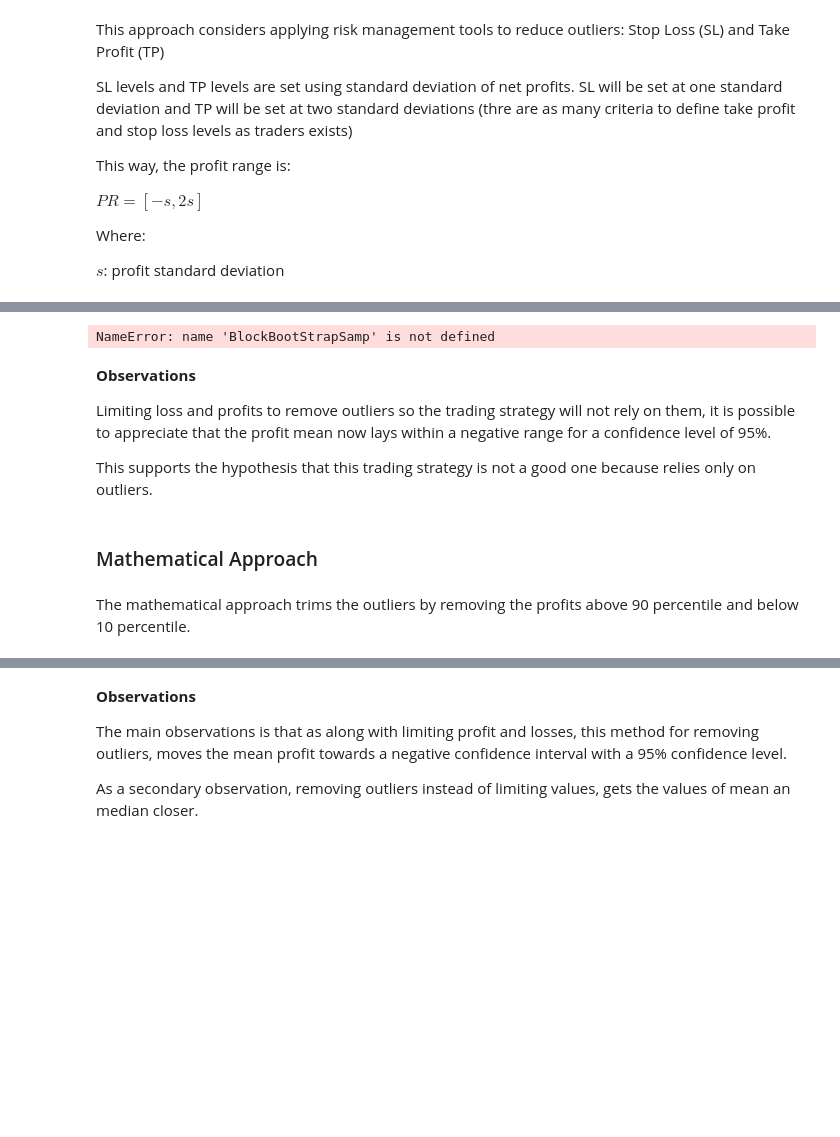
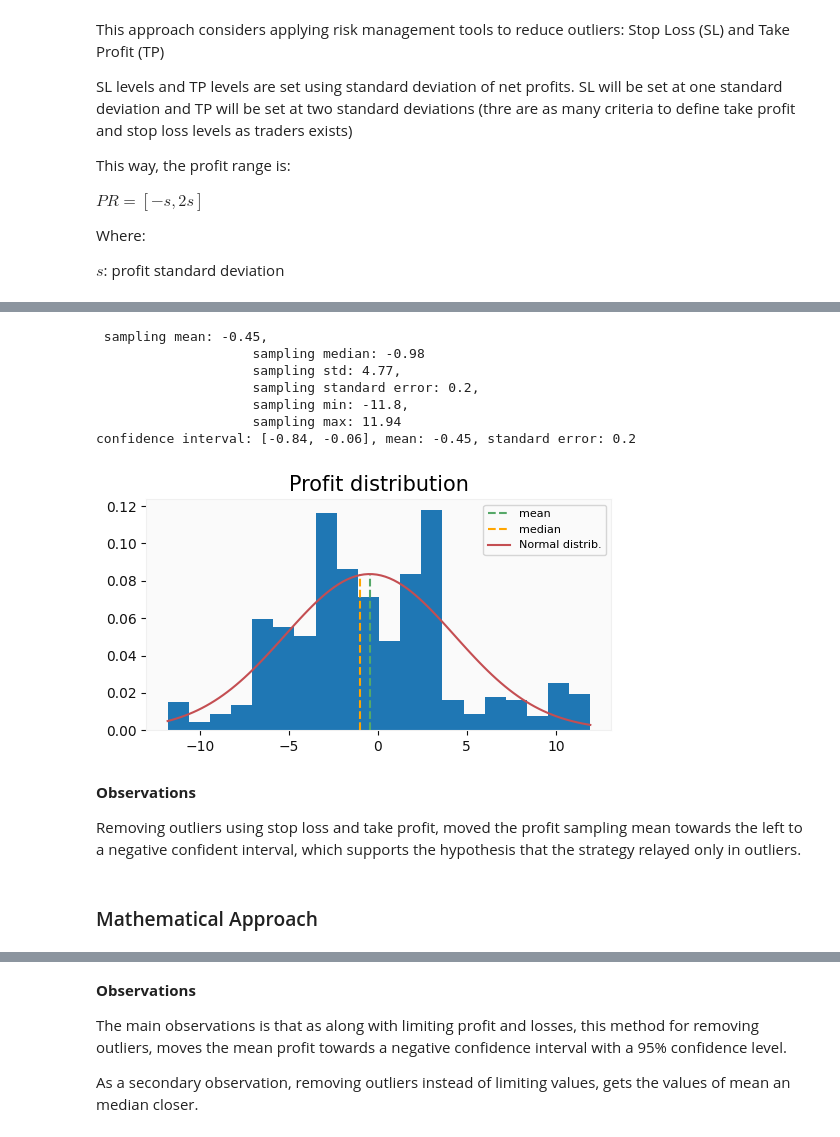
Before and after one commit to mchiuminatto/MVA_Crossover, a Jupyter notebook: SMA Crossover v.1.1.ipynb, the cells around one changed output, grey strips where cells are left out. Cells and saved outputs as stored; diff of their text form; code cells hidden in the pictures; blank space fills up the shorter version.

```diff
--- a/SMA Crossover v.1.1.ipynb
+++ b/SMA Crossover v.1.1.ipynb
@@ -580,23 +588,34 @@ df_trades[['limit_net_profit', 'limit_gross_profit']].cumsum().plot(figsize=(15,
 # %%
 alpha = 0.05
-bsp = BlockBootStrapSamp()
+bsp = BlockBSWithOverlap()
 bsp.compute(df_trades["limit_net_profit"], 60)
 print(bsp)
 ci = ConfidenceInterval()
 ci.compute(alpha, bsp.sampling_mean, bsp.sampling_std_error)
 print(ci)
 
 plt_d = PlotDistribution()
-plt_d.plot(bsp.mean_sampling, bsp.sampling_min, bsp.sampling_max, bsp.sampling_mean, bsp.sampling_median, bsp.sampling_std)
+plt_d.plot(bsp.mean_sampling,
+           bsp.sampling_min,
+           bsp.sampling_max,
+           bsp.sampling_mean,
+           bsp.sampling_median,
+           bsp.sampling_std,
+            savefig=True,
+           fig_name = "raw_profit_dist_without_outliers_using_sl_tp.png")
 # %% [output]
-NameError: name 'BlockBootStrapSamp' is not defined
+ sampling mean: -0.45,
+                    sampling median: -0.98
+                    sampling std: 4.77,
+                    sampling standard error: 0.2,
+                    sampling min: -11.8,
+                    sampling max: 11.94
+confidence interval: [-0.84, -0.06], mean: -0.45, standard error: 0.2
+[figure, added]
-# %% [markdown]
-**Observations**
-
-Limiting loss and profits to remove outliers so the trading strategy will not rely on them, it is possible to appreciate that the profit mean now lays within a negative range for a confidence level of 95%.
-
-This supports the hypothesis that this trading strategy is not a good one because relies only on outliers.
+# %% [markdown]
+**Observations**
+
+
+Removing outliers using stop loss and take profit, moved the profit sampling mean towards the left to a negative confident interval, which supports the hypothesis that the strategy relayed only in outliers.
 # %% [markdown]
 ### Mathematical Approach
-# %% [markdown]
-The mathematical approach trims the outliers by removing the profits above 90 percentile and below 10 percentile.
```
Also changed, not shown: parts of 16 cells of this notebook, 7 other files.
